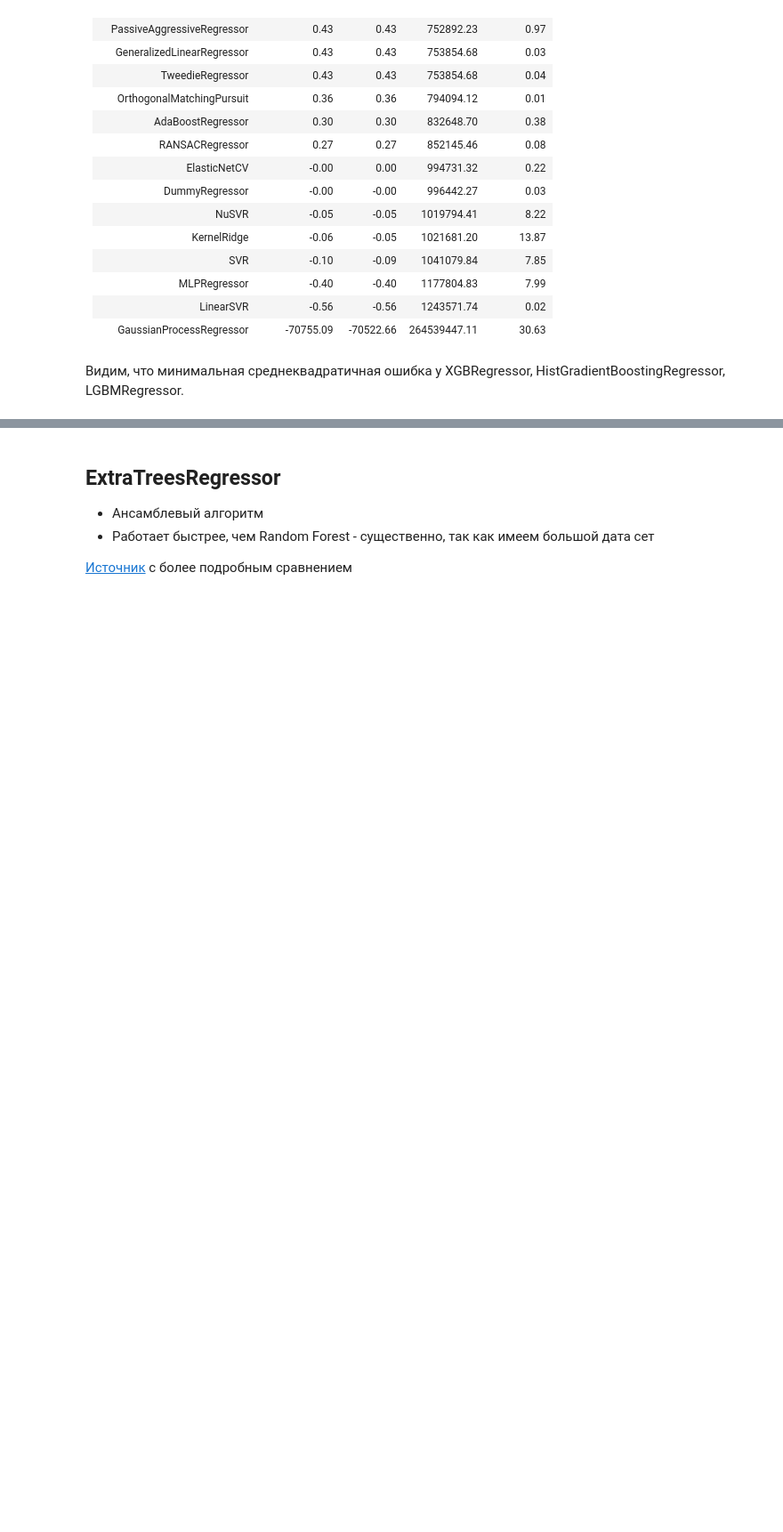
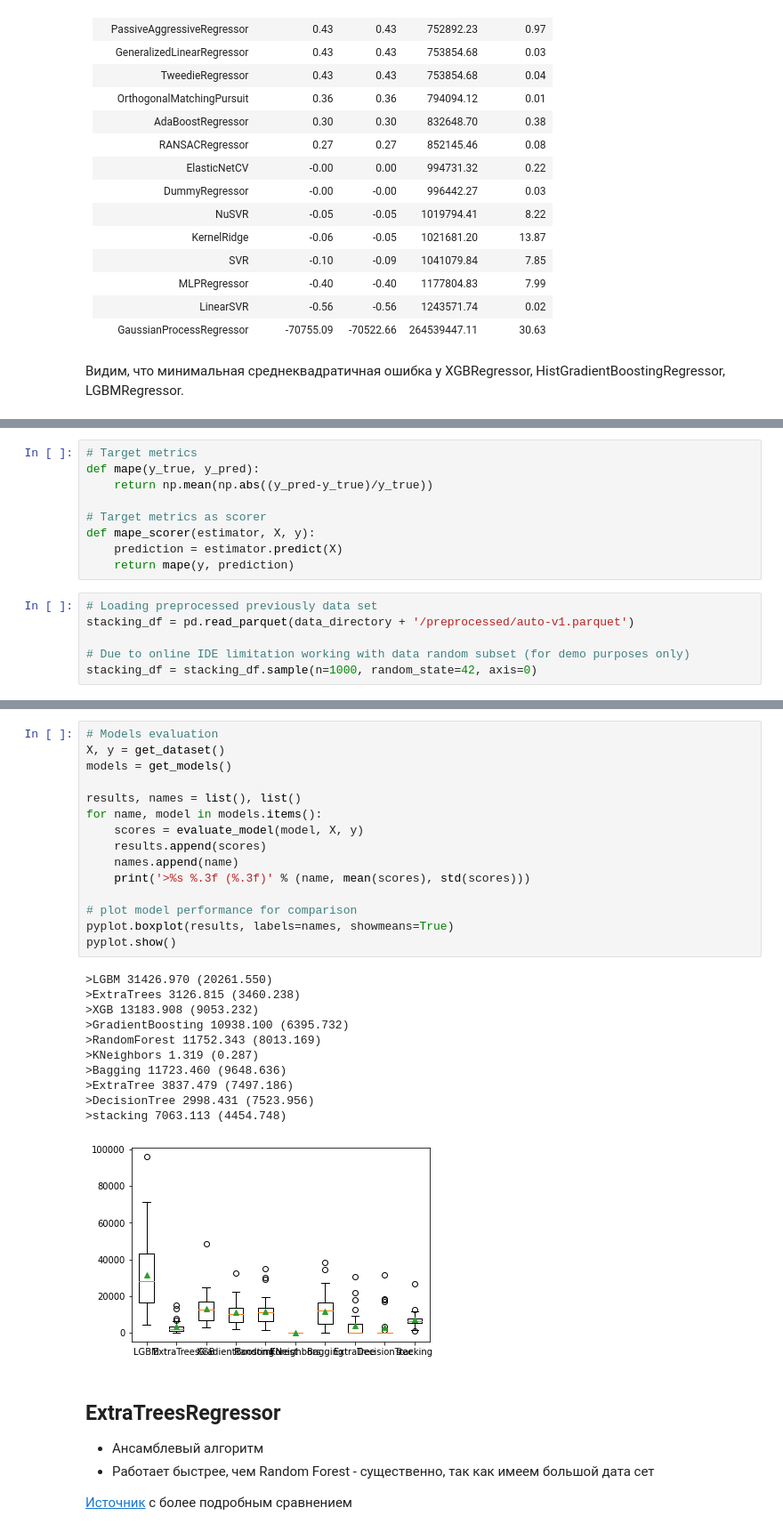
Before and after one commit to volkovs/data-science-colabs, a Jupyter notebook: 05_choosing_auto/Main.ipynb, the cells around one changed output, grey strips where cells are left out. Shown at 89% size. Saved outputs shown, nothing was run; the diff lists cells and outputs as text; blank space fills up the shorter version.

Commit message:
Stacking section added

```diff
--- a/05_choosing_auto/Main.ipynb
+++ b/05_choosing_auto/Main.ipynb
@@ -1071,0 +1088,15 @@ print(models)
+# %%
+# Target metrics
+def mape(y_true, y_pred):
+    return np.mean(np.abs((y_pred-y_true)/y_true))
+
+# Target metrics as scorer
+def mape_scorer(estimator, X, y):
+    prediction = estimator.predict(X)
+    return mape(y, prediction)
+# %%
+# Loading preprocessed previously data set
+stacking_df = pd.read_parquet(data_directory + '/preprocessed/auto-v1.parquet')
+
+# Due to online IDE limitation working with data random subset (for demo purposes only)
+stacking_df = stacking_df.sample(n=1000, random_state=42, axis=0)
@@ -1072,3 +1154,30 @@ print(models)
+# %%
+# Models evaluation
+X, y = get_dataset()
+models = get_models()
+
+results, names = list(), list()
+for name, model in models.items():
+	scores = evaluate_model(model, X, y)
+	results.append(scores)
+	names.append(name)
+	print('>%s %.3f (%.3f)' % (name, mean(scores), std(scores)))
+
+# plot model performance for comparison
+pyplot.boxplot(results, labels=names, showmeans=True)
+pyplot.show()
+# %% [output]
+>LGBM 31426.970 (20261.550)
+>ExtraTrees 3126.815 (3460.238)
+>XGB 13183.908 (9053.232)
+>GradientBoosting 10938.100 (6395.732)
+>RandomForest 11752.343 (8013.169)
+>KNeighbors 1.319 (0.287)
+>Bagging 11723.460 (9648.636)
+>ExtraTree 3837.479 (7497.186)
+>DecisionTree 2998.431 (7523.956)
+>stacking 7063.113 (4454.748)
+[figure, added]
 # %% [markdown]
 ## ExtraTreesRegressor
 * Ансамблевый алгоритм
```
Also changed, not shown: parts of 3 cells of this notebook.
